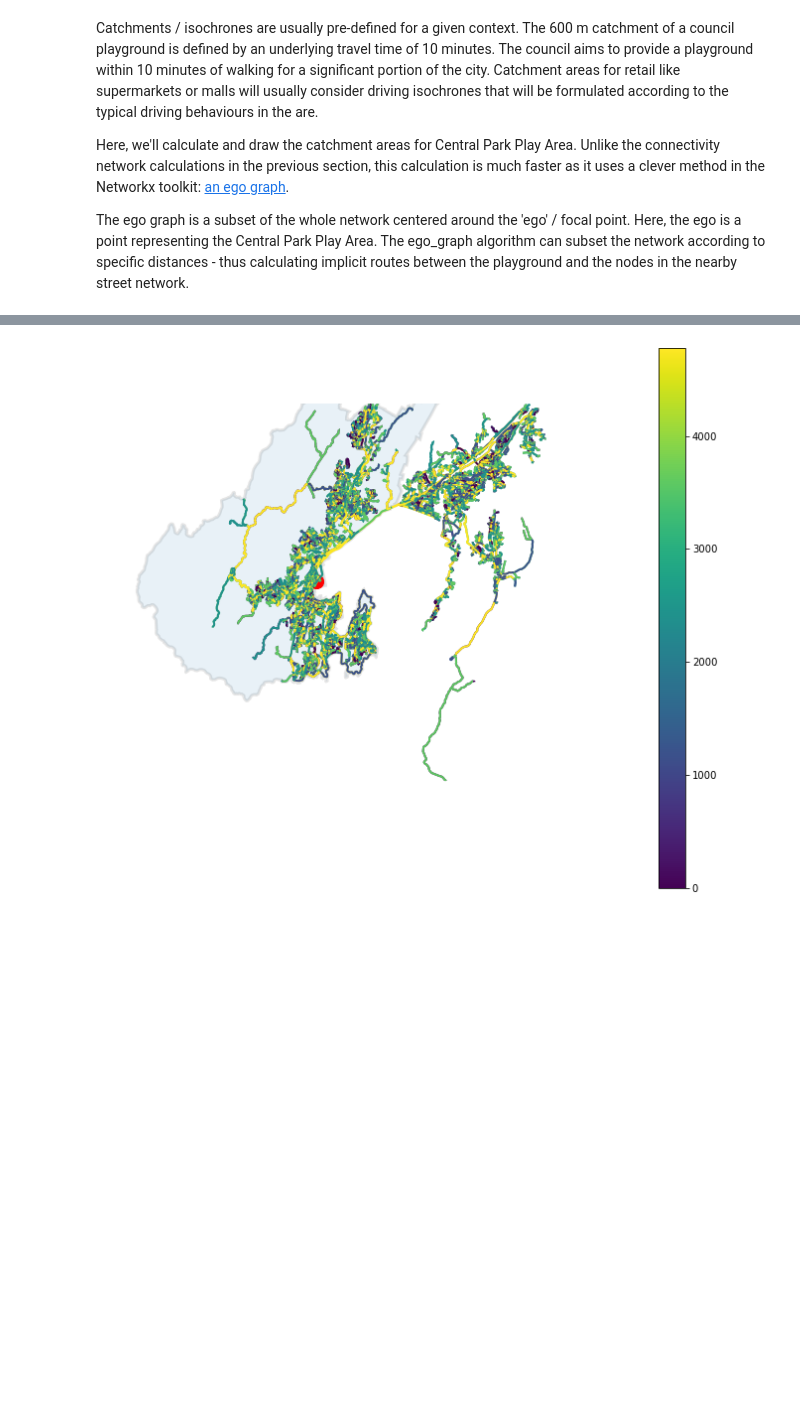
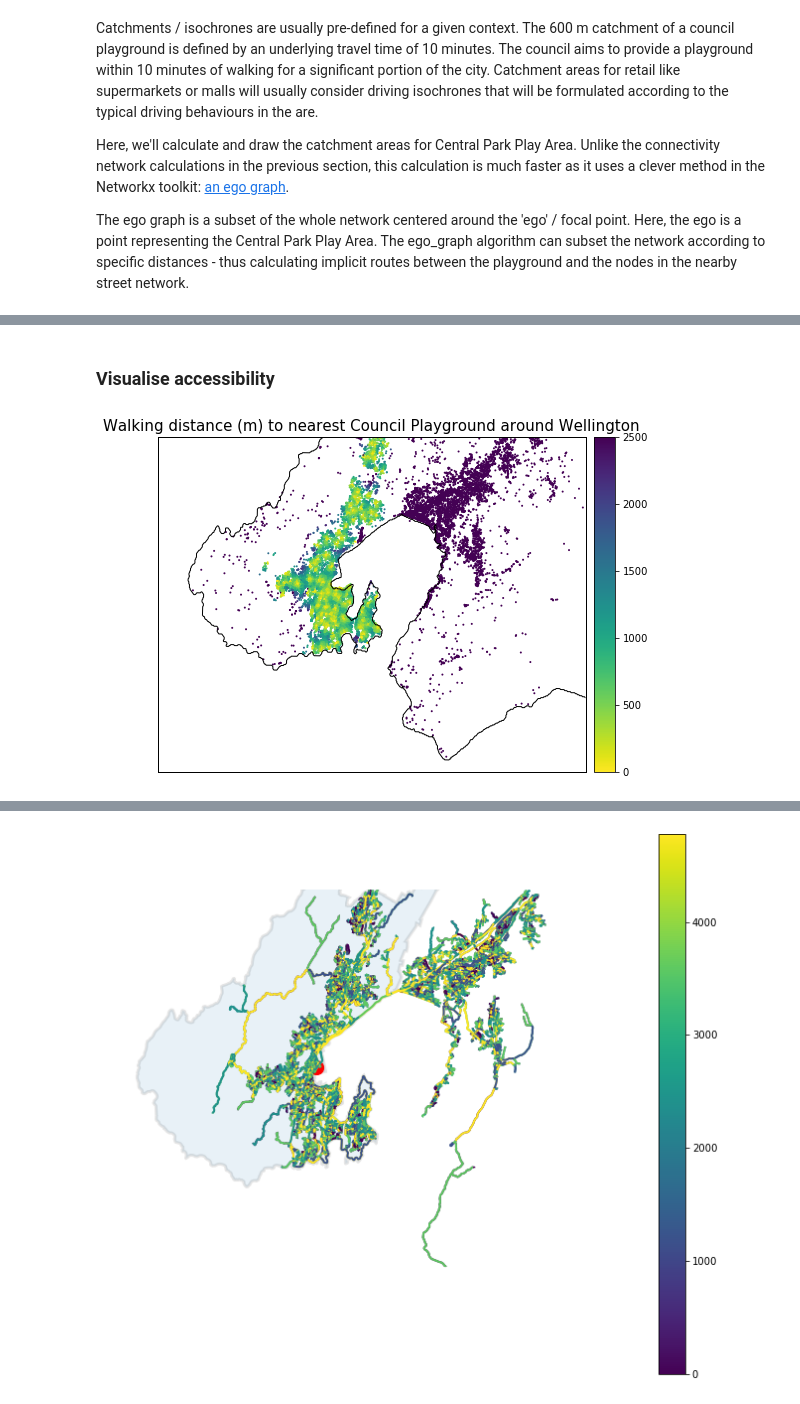
Before and after one commit to shriv/foss4g-workshop, a Jupyter notebook: notebooks/applications.ipynb, the cells around one changed output, grey strips where cells are left out. Saved outputs shown, nothing was run; the diff lists cells and outputs as text; code cells hidden in the pictures; blank space fills up the shorter version.

```diff
--- a/notebooks/applications.ipynb
+++ b/notebooks/applications.ipynb
@@ -352,0 +397,22 @@ plt.colorbar(sm, ticks= trip_distances, spacing='proportional')
+# %%
+wcc_playgrounds['lat'] = wcc_playgrounds['geometry'].y
+wcc_playgrounds['lon'] = wcc_playgrounds['geometry'].x
+
+# Analysis parameters
+max_distance=2500
+max_pois=5
+
+# Precomputes the range queries (the reachable nodes within this
+# maximum distance.  So as long as you use a smaller distance, cached
+# results will be used.)
+flat_distance_network.precompute(distance + 1)
+
+# Set the location of all the pois of this category. The pois are
+# connected to the closest node in the Pandana network which assumes
+# no impedance between the location of the variable and the location
+# of the closest network node.
+flat_distance_network.set_pois(category='all',
+                               x_col=wcc_playgrounds['lon'],
+                               y_col=wcc_playgrounds['lat'],
+                               maxdist=max_distance,
+                               maxitems=max_pois)
@@ -352,0 +421,8 @@ plt.colorbar(sm, ticks= trip_distances, spacing='proportional')
+# %%
+# Calculate accessibility
+playground_accessibility = flat_distance_network.nearest_pois(distance=max_distance,
+                                                              category='all',
+                                                              num_pois=max_pois)
+
+# What does accessibility calculation look like?
+playground_accessibility.head()
@@ -352,0 +436,17 @@ plt.colorbar(sm, ticks= trip_distances, spacing='proportional')
+# %% [markdown]
+### Visualise accessibility
+# %%
+# Plot accessibility
+bbox_aspect_ratio = (osm_bbox[2] - osm_bbox[0]) / (osm_bbox[3] - osm_bbox[1])
+
+# Plot accessibility to nearest playground
+plot_accessibility(flat_distance_network,
+                   playground_accessibility[1],
+                   osm_bbox,
+                   amenity_type='Council Playground', place_name='Wellington',
+                   plot_kwargs={'cmap':'viridis_r','s':4,'edgecolor':'none'},
+                   fig_kwargs = {'facecolor':'w', 'figsize':(10, 10 * bbox_aspect_ratio)},
+                   bmap_kwargs={'epsg':'2193','resolution':'f'},
+                   cbar_kwargs = {'location': 'right'})
+# %% [output]
+[figure, added]
```
Also changed, not shown: parts of 18 cells of this notebook.
